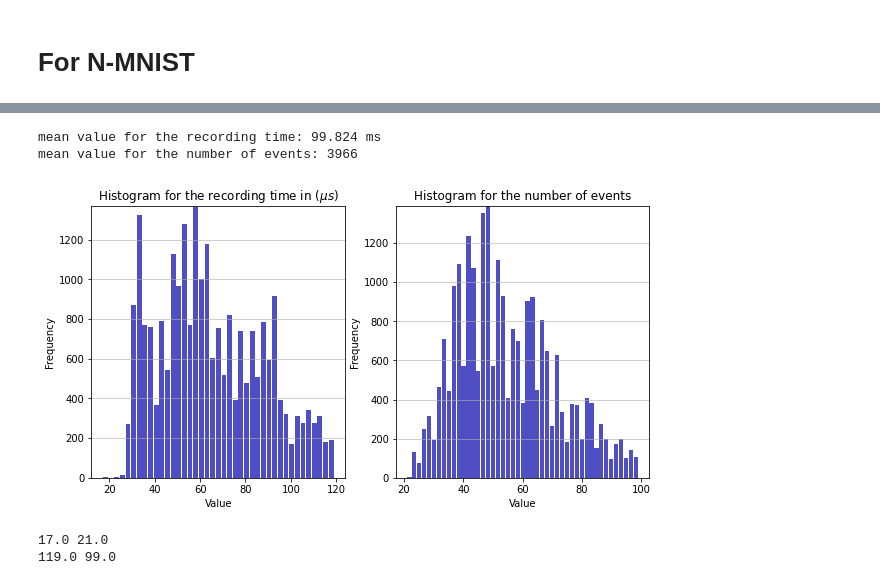
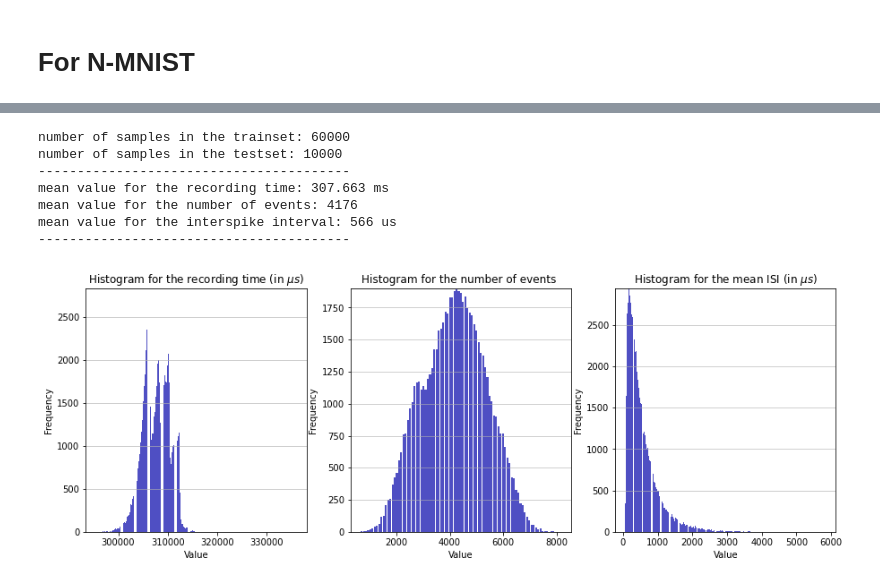
Before and after one commit to AntoineGrimaldi/HOTS, a Jupyter notebook: notebooks/DATASET_STATS.ipynb, the cells around one changed output, grey strips where cells are left out. Saved outputs shown, nothing was run; the diff lists cells and outputs as text; code cells hidden in the pictures.

```diff
--- a/notebooks/DATASET_STATS.ipynb
+++ b/notebooks/DATASET_STATS.ipynb
@@ -196,32 +29,14 @@ for events, target in testset:
-# %%
-fig, axs = plt.subplots(1,2, figsize=(10,5))
-for i in range(2):
-    if i == 0:
-        x = x_grid
-        ttl = 'recording time in ($\mu s$)'
-    else:
-        x = y_grid
-        ttl = 'number of events'
-    #hist, bin_edges = np.histogram(x)
-    n, bins, patches = axs[i].hist(x=x, bins='auto', color='#0504aa',
-                                alpha=0.7, rwidth=0.85)
-    axs[i].grid(axis='y', alpha=0.75)
-    axs[i].set_xlabel('Value')
-    axs[i].set_ylabel('Frequency')
-    axs[i].set_title(f'Histogram for the {ttl}')
-    #axs[i].text(23, 45, r'$\mu=15, b=3$')
-    maxfreq = n.max()
-    # Set a clean upper y-axis limit.
-    axs[i].set_ylim(ymax=np.ceil(maxfreq / 10) * 10 if maxfreq % 10 else maxfreq + 10)
-print(f'mean value for the recording time: {np.round(np.mean(recordingtime),0)/1e3} ms')
-print(f'mean value for the number of events: {int(np.round(np.mean(nbev),0))}')
-# %% [output]
-mean value for the recording time: 99.824 ms
-mean value for the number of events: 3966
-[figure, removed]
-# %%
-print(np.min(x_grid), np.min(y_grid))
-print(np.max(x_grid), np.max(y_grid))
-# %% [output]
-17.0 21.0
-119.0 99.0
+# %%
+trainset = tonic.datasets.NMNIST(save_to='../../Data', train = True, transform = tonic.transforms.NumpyAsType(int))
+testset = tonic.datasets.NMNIST(save_to='../../Data', train = False, transform = tonic.transforms.NumpyAsType(int))
+
+get_dataset_info(trainset,testset)
+# %% [output]
+number of samples in the trainset: 60000
+number of samples in the testset: 10000
+----------------------------------------
+mean value for the recording time: 307.663 ms
+mean value for the number of events: 4176
+mean value for the interspike interval: 566 us
+----------------------------------------
+[figure, added]
```
Also changed, not shown: parts of 10 cells of this notebook, 3 other files.
